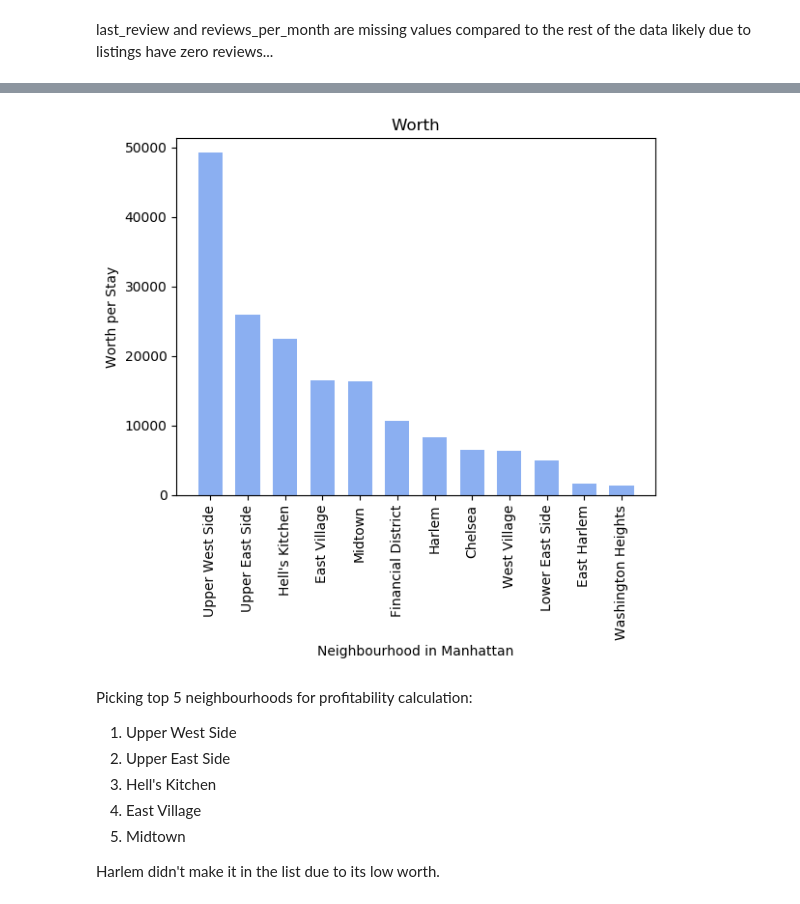
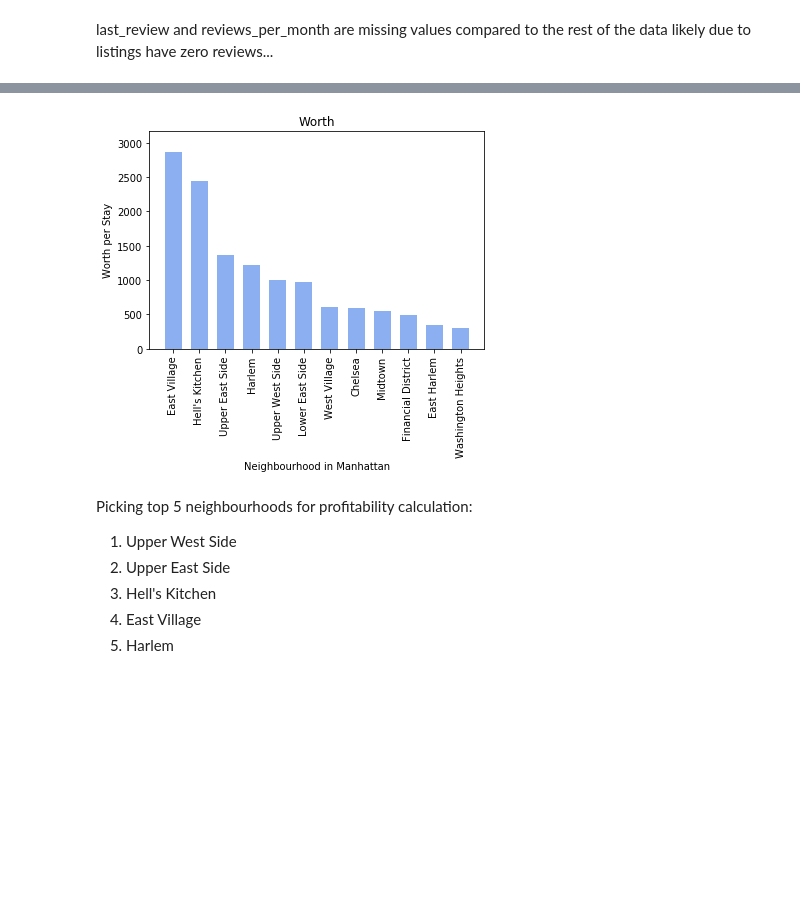
Before and after one commit to alexturkmen/Airbnb-New-York-Renterpreneurs, a Jupyter notebook: Manhattan.ipynb, the cells around one changed output, grey strips where cells are left out. Saved outputs shown, nothing was run; the diff lists cells and outputs as text; code cells hidden in the pictures; blank space fills up the shorter version.

```diff
--- a/Manhattan.ipynb
+++ b/Manhattan.ipynb
@@ -112,0 +105,3 @@ See the caveats in the documentation: https://pandas.pydata.org/pandas-docs/stab
+# %%
+manhattan_airbnb_df = manhattan_airbnb_df.loc[(manhattan_airbnb_df['price'] <= 407.5) & (manhattan_airbnb_df['minimum_nights'] <= 13.5) & (manhattan_airbnb_df['number_of_reviews'] > 0)]
+manhattan_airbnb_df
@@ -113,17 +122,17 @@ See the caveats in the documentation: https://pandas.pydata.org/pandas-docs/stab
 # %%
-price_bins = [0,49.9,99.9,149.9,249.9,499.9,10001]
-price_bin_names = ['0-49','50-99','100-149','150-249','250-499','>500']
+price_bins = [0,49.9,99.9,149.9,249.9,399.9,10001]
+price_bin_names = ['0-49','50-99','100-149','150-249','250-399','>400']
 
 manhattan_airbnb_df['price range'] = pd.cut(manhattan_airbnb_df['price'],price_bins,labels=price_bin_names)
 
 # Getting rid of 3 elements; 1. Properties with overnight accomodation prices >1000
 # 2. Properties with overnight stays > 30
 # 3. Properties with 0 reviews
-manhattan_airbnb_df_1000 = manhattan_airbnb_df.loc[manhattan_airbnb_df['price'] <= 1000]
-manhattan_airbnb_df_1000 = manhattan_airbnb_df_1000.loc[manhattan_airbnb_df_1000['minimum_nights'] <= 30]
-manhattan_airbnb_df_1000 = manhattan_airbnb_df_1000.loc[manhattan_airbnb_df_1000['number_of_reviews'] > 0]
+# manhattan_airbnb_df_1000 = manhattan_airbnb_df.loc[manhattan_airbnb_df['price'] <= 1000]
+# manhattan_airbnb_df_1000 = manhattan_airbnb_df_1000.loc[manhattan_airbnb_df_1000['minimum_nights'] <= 30]
+# manhattan_airbnb_df_1000 = manhattan_airbnb_df_1000.loc[manhattan_airbnb_df_1000['number_of_reviews'] > 0]
 
-neighbourhood_by_count = manhattan_airbnb_df_1000[['neighbourhood', 'room_type', 'price range','number_of_reviews','minimum_nights','min_price_to_stay']].groupby(['neighbourhood', 'room_type', 'price range']).agg(['count', 'mean', 'min', 'max'])
+neighbourhood_by_count = manhattan_airbnb_df[['neighbourhood', 'room_type', 'price range','number_of_reviews','minimum_nights','min_price_to_stay']].groupby(['neighbourhood', 'room_type', 'price range']).agg(['count', 'mean', 'min', 'max'])
 neighbourhood_by_count = neighbourhood_by_count.sort_values(by=('number_of_reviews', 'count'), ascending=False)
 
 neighbourhood_by_count.head(25)
@@ -163,7 +172,7 @@ manhattan_neighbourhood_listing_count = []
 
 
 for n in manhattan_neighbourhood_by_popularity:
-    count = len(manhattan_airbnb_df_1000.loc[manhattan_airbnb_df_1000['neighbourhood'] == n])
+    count = len(manhattan_airbnb_df.loc[manhattan_airbnb_df['neighbourhood'] == n])
     manhattan_neighbourhood_listing_count.append(count)
 
 listing_count_by_neighbourhood_df = pd.DataFrame({
@@ -225,7 +234,7 @@ plt.show()
 # %%
 neighbourhood_by_price = neighbourhood_by_count.head(25)
 
-neighbourhood_by_price.loc[:, 'worth_per_stay'] = neighbourhood_by_price.loc[:, ('minimum_nights', 'mean')] * neighbourhood_by_price.loc[:, ('min_price_to_stay', 'mean')]
+neighbourhood_by_price.loc[:, 'worth_per_stay'] = neighbourhood_by_price.loc[:, ('min_price_to_stay', 'mean')]
 
 neighbourhood_by_price.loc[:, 'Room Type'] = ''
 
@@ -235,13 +244,13 @@ for i in range(len(neighbourhood_by_price)):
 
 for i in range(len(neighbourhood_by_price)):
     if neighbourhood_by_price.iloc[i, 13] == 'Private room':
-        neighbourhood_by_price.iloc[i, 12] = neighbourhood_by_price.iloc[i, 5] * neighbourhood_by_price.iloc[i, 9]  * 2
+        neighbourhood_by_price.iloc[i, 12] = neighbourhood_by_price.iloc[i, 9]  * 2
 
 neighbourhood_by_price = neighbourhood_by_price.sort_values(by='worth_per_stay', ascending=False)
 
 del neighbourhood_by_price['Room Type']
 
-neighbourhood_by_price.head()
+neighbourhood_by_price
 # %% [output]
 A value is trying to be set on a copy of a slice from a DataFrame.
 Try using .loc[row_indexer,col_indexer] = value instead
@@ -310,35 +332,35 @@ fig, ax = plt.subplots()
 x_axis = np.arange(len(manhattan_neighbourhood_by_worth))
 
 tick_locations = [value for value in x_axis]
 plt.xticks(tick_locations, worth_per_stay_by_neighbourhood_df['neighbourhood'], rotation=90)
 
 y_axis = round(worth_per_stay_by_neighbourhood_df['Worth per Stay'], 2)
 
 
 rects1 = ax.bar(x_axis, y_axis, color="cornflowerblue", alpha=0.75, align="center",  width=0.65)
 
 ax.set_ylabel('Worth per Stay')
 ax.set_title('Worth')
 ax.set_xlabel('Neighbourhood in Manhattan')
-ax.set_ylim(0,max(manhattan_neighbourhood_worth_per_stay)+2000)
+ax.set_ylim(0,max(manhattan_neighbourhood_worth_per_stay)+300)
 
 
 # def autolabel(rects):
 #     # Attach a text label above each bar in *rects*, displaying its height.
 #     for rect in rects:
 #         height = rect.get_height()
 #         ax.annotate('{}'.format(height),
 #                     xy=(rect.get_x() + rect.get_width() / 2, height),
 #                     xytext=(0, 2),
 #                     textcoords="offset points",
 #                     ha='center', va='bottom')
 
 
 # autolabel(rects1)
 
 plt.show()
 # %% [output]
-[figure, old version]
+[figure, new version]
 # %% [markdown]
 Picking top 5 neighbourhoods for profitability calculation:
 
@@ -346,9 +368,7 @@ Picking top 5 neighbourhoods for profitability calculation:
 2. Upper East Side
 3. Hell's Kitchen
 4. East Village
-5. Midtown
-
-Harlem didn't make it in the list due to its low worth.
+5. Harlem
 # %%
 pie_chart_df = listing_count_by_neighbourhood_df.reset_index(drop=True)
 
```
Also changed, not shown: parts of 19 cells of this notebook.
